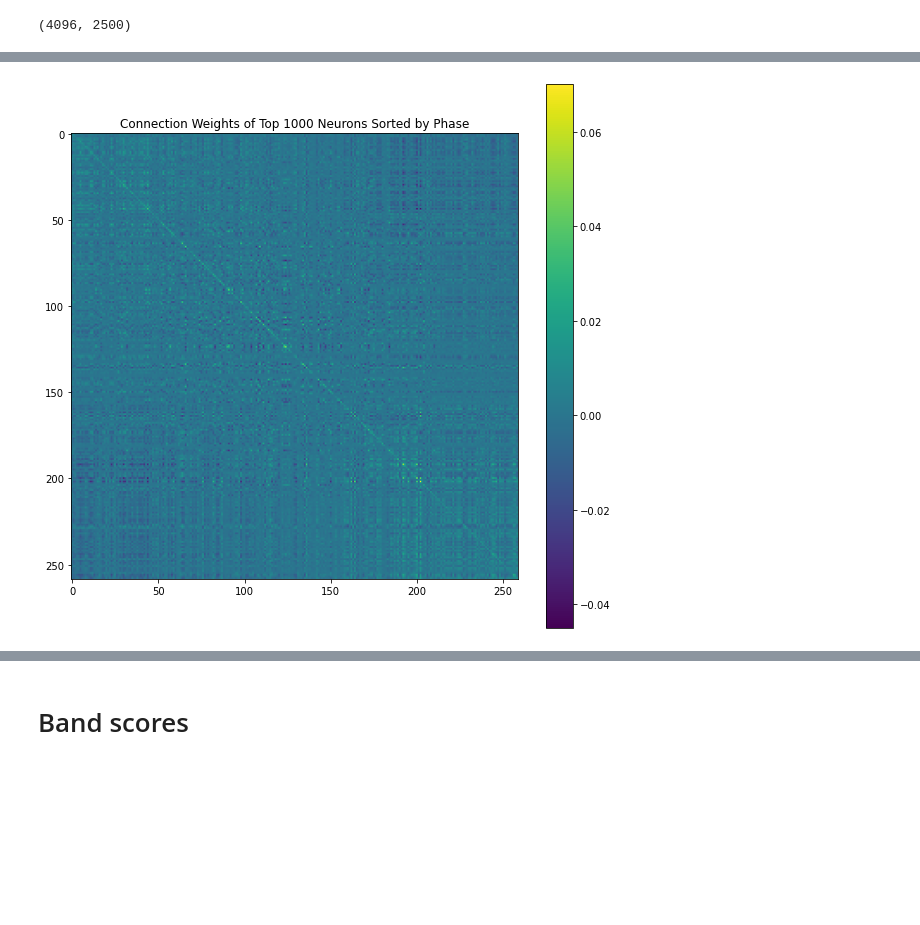
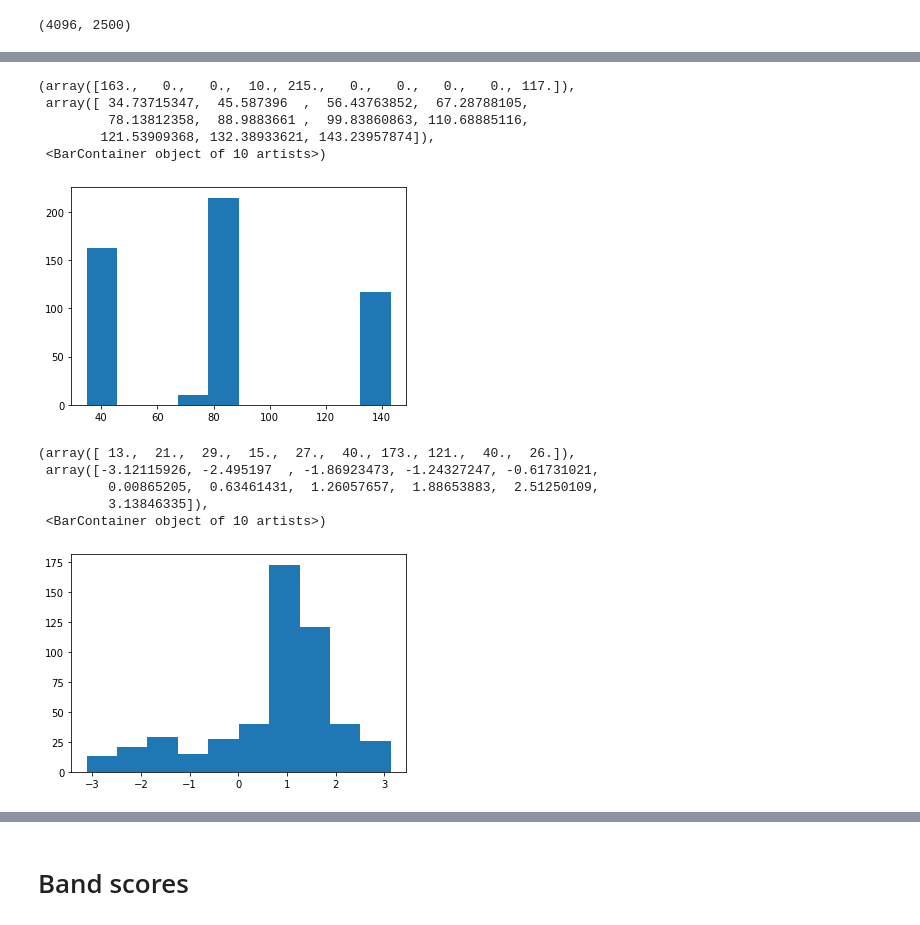
Before and after one commit to Coco233333/grid-pattern-formation, a Jupyter notebook: inspect_model.ipynb, the cells around one changed output, grey strips where cells are left out. Saved outputs shown, nothing was run; the diff lists cells and outputs as text; code cells hidden in the pictures; blank space fills up the shorter version.

```diff
--- a/inspect_model.ipynb
+++ b/inspect_model.ipynb
@@ -374,16 +377,9 @@ plt.show()
-# %%
-# 根据 fai 对这些神经元进行排序
-high_band_idxs = np.where(score > score_thres)[0]
-sorted_indices = high_band_idxs[np.argsort(np.angle(fai[high_band_idxs]))]
-
-# 连接权重矩阵
-J = model.RNN.weight_hh_l0.data.numpy()
-
-# 绘制连接权重
-plt.figure(figsize=(10, 10))
-plt.imshow(J[sorted_indices][:, sorted_indices], cmap='viridis')
-plt.colorbar()
-plt.title('Connection Weights of Top 1000 Neurons Sorted by Phase')
-plt.show()
-# %% [output]
-[figure, removed]
+# %%
+plt.hist(phi[index_band]/np.pi*180)
+# %% [output]
+(array([163.,   0.,   0.,  10., 215.,   0.,   0.,   0.,   0., 117.]),
+ array([ 34.73715347,  45.587396  ,  56.43763852,  67.28788105,
+         78.13812358,  88.9883661 ,  99.83860863, 110.68885116,
+        121.53909368, 132.38933621, 143.23957874]),
+ <BarContainer object of 10 artists>)
+[figure, added]
@@ -389,0 +403,9 @@ plt.show()
+# %%
+plt.hist(phase[high_band_idxs].reshape(-1,))
+# %% [output]
+(array([ 13.,  21.,  29.,  15.,  27.,  40., 173., 121.,  40.,  26.]),
+ array([-3.12115926, -2.495197  , -1.86923473, -1.24327247, -0.61731021,
+         0.00865205,  0.63461431,  1.26057657,  1.88653883,  2.51250109,
+         3.13846335]),
+ <BarContainer object of 10 artists>)
+[figure, added]
```
Also changed, not shown: parts of 19 cells of this notebook.
